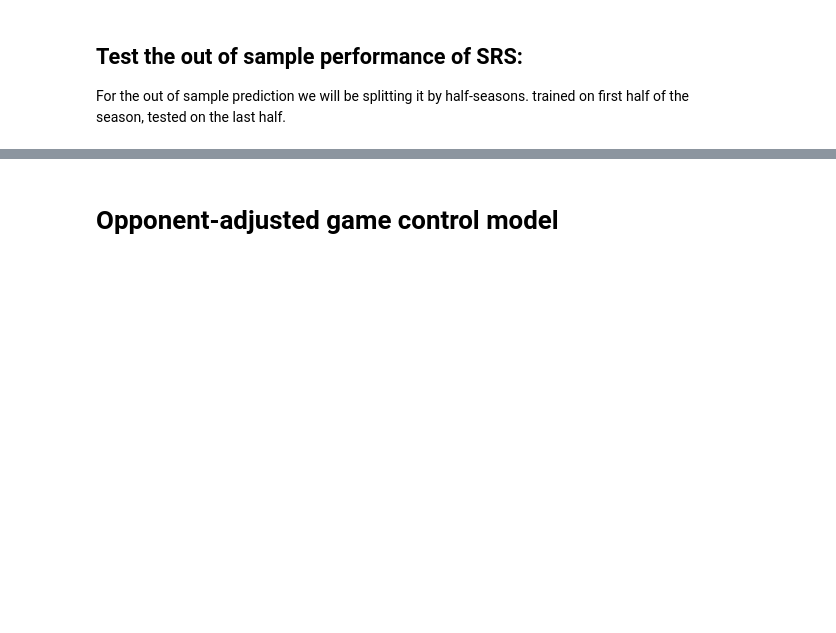
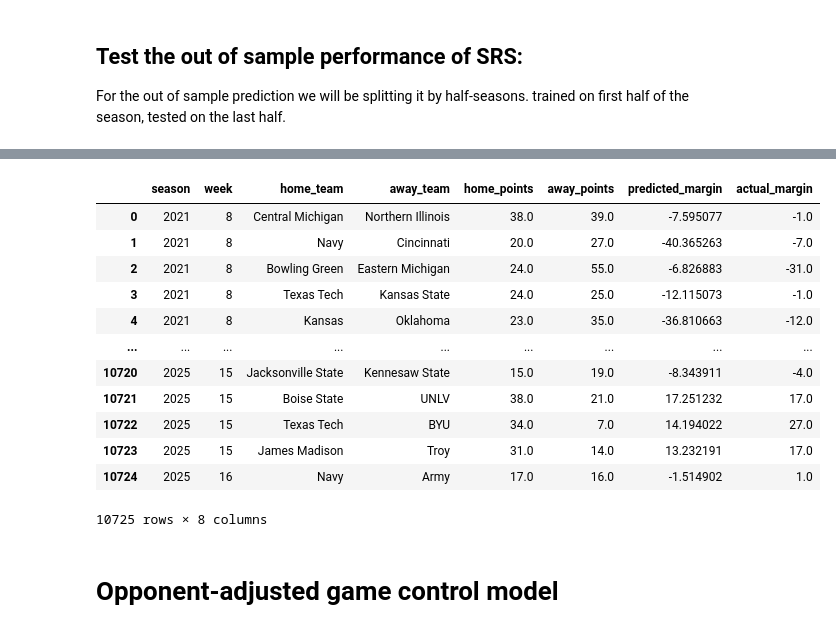
Before and after one commit to ahaze65/SPOA_4001_HW4, a Jupyter notebook: models.ipynb, the cells around one changed output, grey strips where cells are left out. Drawn from its saved outputs; the diff is of its cells as text; code cells hidden in the pictures; blank space fills up the shorter version.

```diff
--- a/models.ipynb
+++ b/models.ipynb
@@ -319,14 +263,0 @@ def calc_srs_scratch(df):
-# %%
-# calculate SRS for each season
-def compute_season_ratings(season_df):
-    year = season_df['season'].iloc[0]
-    srs_df = calc_srs_scratch(season_df)
-    srs_df['season'] = year
-    return srs_df.sort_values(by='SRS', ascending=False).reset_index(drop=True)
-
-# Execute loop across split season datasets
-ratings_list = []
-for year, season_df in games_clean.groupby('season'):
-    ratings_list.append(compute_season_ratings(season_df))
-
-ratings_by_season = pd.concat(ratings_list, ignore_index=True)
@@ -333,3 +342,19 @@ ratings_by_season = pd.concat(ratings_list, ignore_index=True)
+# %%
+holdout_results
+# %% [output]
+|  | season | week | home_team | away_team | home_points | away_points | predicted_margin | actual_margin |
+| 0 | 2021 | 8 | Central Michigan | Northern Illinois | 38.0 | 39.0 | -7.595077 | -1.0 |
+| 1 | 2021 | 8 | Navy | Cincinnati | 20.0 | 27.0 | -40.365263 | -7.0 |
+| 2 | 2021 | 8 | Bowling Green | Eastern Michigan | 24.0 | 55.0 | -6.826883 | -31.0 |
+| 3 | 2021 | 8 | Texas Tech | Kansas State | 24.0 | 25.0 | -12.115073 | -1.0 |
+| 4 | 2021 | 8 | Kansas | Oklahoma | 23.0 | 35.0 | -36.810663 | -12.0 |
+| ... | ... | ... | ... | ... | ... | ... | ... | ... |
+| 10720 | 2025 | 15 | Jacksonville State | Kennesaw State | 15.0 | 19.0 | -8.343911 | -4.0 |
+| 10721 | 2025 | 15 | Boise State | UNLV | 38.0 | 21.0 | 17.251232 | 17.0 |
+| 10722 | 2025 | 15 | Texas Tech | BYU | 34.0 | 7.0 | 14.194022 | 27.0 |
+| 10723 | 2025 | 15 | James Madison | Troy | 31.0 | 14.0 | 13.232191 | 17.0 |
+| 10724 | 2025 | 16 | Navy | Army | 17.0 | 16.0 | -1.514902 | 1.0 |
+10725 rows × 8 columns
 # %% [markdown]
 # Opponent-adjusted game control model
 # %% [markdown]
```
Also changed, not shown: parts of 6 cells of this notebook.
